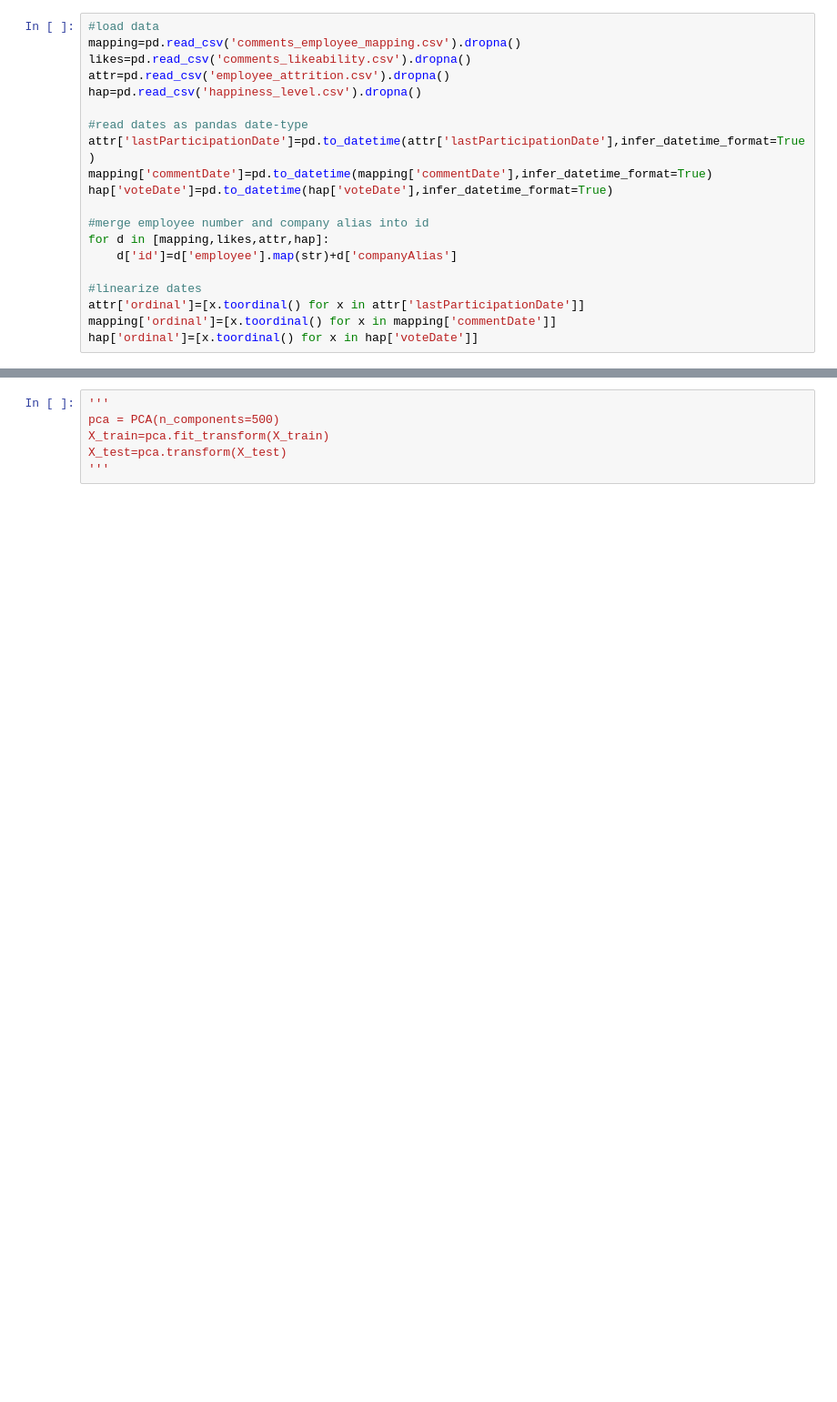
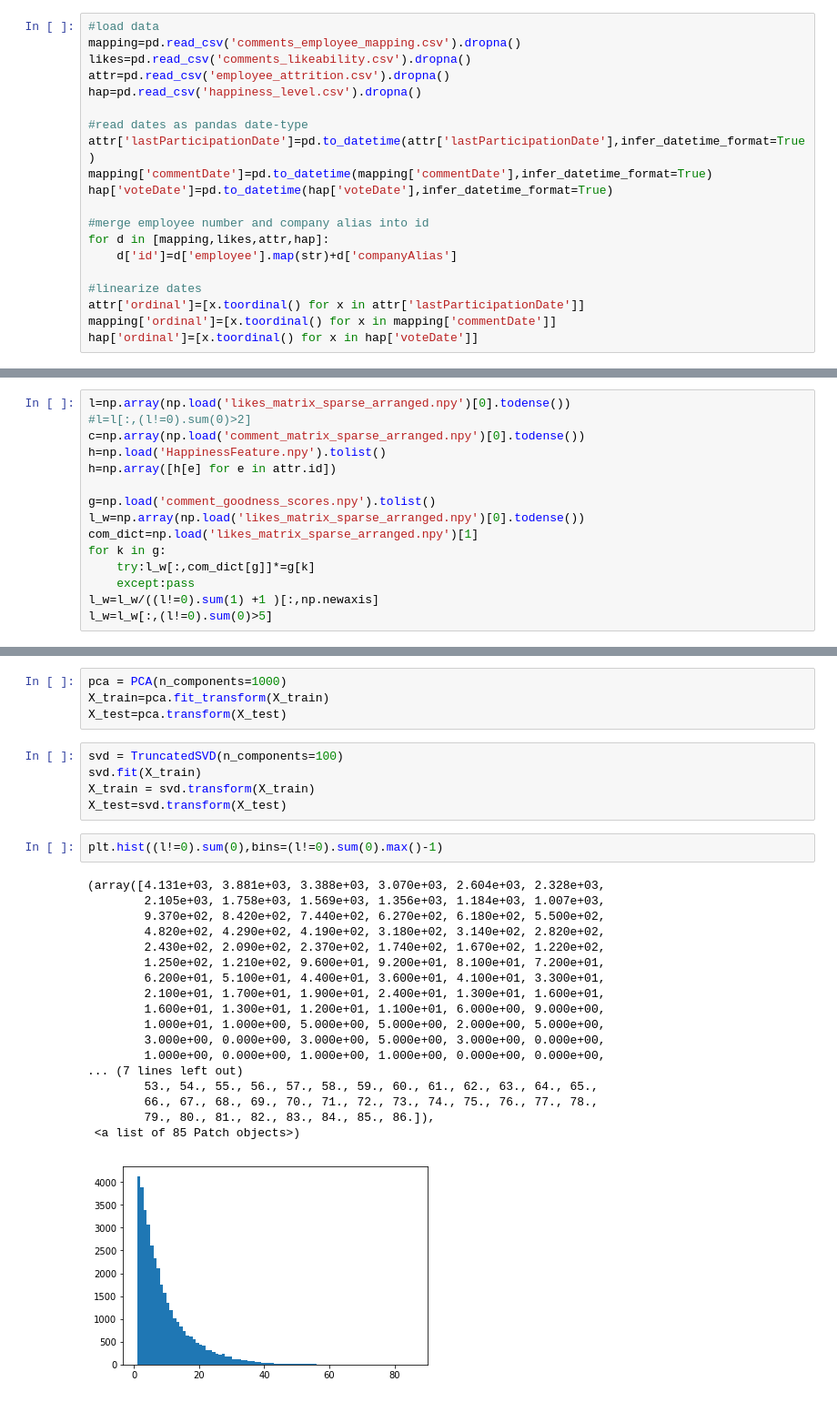
Before and after one commit to divyakraman/DataAnalyticsProject_MS4110, a Jupyter notebook: Models.ipynb, the cells around one changed output, grey strips where cells are left out. Shown at 91% size. Saved outputs shown, nothing was run; the diff lists cells and outputs as text; blank space fills up the shorter version.

```diff
--- a/Models.ipynb
+++ b/Models.ipynb
@@ -35 +39,16 @@ c=np.load('comment_matrix_sparse_arranged.npy')[0].todense()
+# %%
+l=np.array(np.load('likes_matrix_sparse_arranged.npy')[0].todense())
+#l=l[:,(l!=0).sum(0)>2]
+c=np.array(np.load('comment_matrix_sparse_arranged.npy')[0].todense())
+h=np.load('HappinessFeature.npy').tolist()
+h=np.array([h[e] for e in attr.id])
+
+g=np.load('comment_goodness_scores.npy').tolist()
+l_w=np.array(np.load('likes_matrix_sparse_arranged.npy')[0].todense())
+com_dict=np.load('likes_matrix_sparse_arranged.npy')[1]
+for k in g:
+    try:l_w[:,com_dict[g]]*=g[k]
+    except:pass
+l_w=l_w/((l!=0).sum(1) +1 )[:,np.newaxis]
+l_w=l_w[:,(l!=0).sum(0)>5]
 # %%
@@ -38,8 +58,32 @@ data=np.hstack([l,c,pd.get_dummies(attr.companyAlias)])
 X_train, X_test, y_train, y_test = train_test_split(
     data,attr.stillExists,stratify=attr.stillExists, test_size=0.33, random_state=42)
 # %%
-'''
-pca = PCA(n_components=500)
+pca = PCA(n_components=1000)
 X_train=pca.fit_transform(X_train)
 X_test=pca.transform(X_test)
-'''
+# %%
+svd = TruncatedSVD(n_components=100)
+svd.fit(X_train)
+X_train = svd.transform(X_train)
+X_test=svd.transform(X_test)
+# %%
+plt.hist((l!=0).sum(0),bins=(l!=0).sum(0).max()-1)
+# %% [output]
+(array([4.131e+03, 3.881e+03, 3.388e+03, 3.070e+03, 2.604e+03, 2.328e+03,
+        2.105e+03, 1.758e+03, 1.569e+03, 1.356e+03, 1.184e+03, 1.007e+03,
+        9.370e+02, 8.420e+02, 7.440e+02, 6.270e+02, 6.180e+02, 5.500e+02,
+        4.820e+02, 4.290e+02, 4.190e+02, 3.180e+02, 3.140e+02, 2.820e+02,
+        2.430e+02, 2.090e+02, 2.370e+02, 1.740e+02, 1.670e+02, 1.220e+02,
+        1.250e+02, 1.210e+02, 9.600e+01, 9.200e+01, 8.100e+01, 7.200e+01,
+        6.200e+01, 5.100e+01, 4.400e+01, 3.600e+01, 4.100e+01, 3.300e+01,
+        2.100e+01, 1.700e+01, 1.900e+01, 2.400e+01, 1.300e+01, 1.600e+01,
+        1.600e+01, 1.300e+01, 1.200e+01, 1.100e+01, 6.000e+00, 9.000e+00,
+        1.000e+01, 1.000e+00, 5.000e+00, 5.000e+00, 2.000e+00, 5.000e+00,
+        3.000e+00, 0.000e+00, 3.000e+00, 5.000e+00, 3.000e+00, 0.000e+00,
+        1.000e+00, 0.000e+00, 1.000e+00, 1.000e+00, 0.000e+00, 0.000e+00,
+... (7 lines left out)
+        53., 54., 55., 56., 57., 58., 59., 60., 61., 62., 63., 64., 65.,
+        66., 67., 68., 69., 70., 71., 72., 73., 74., 75., 76., 77., 78.,
+        79., 80., 81., 82., 83., 84., 85., 86.]),
+ <a list of 85 Patch objects>)
+[figure, added]
```
Also changed, not shown: parts of 19 cells of this notebook, 1 other file.
